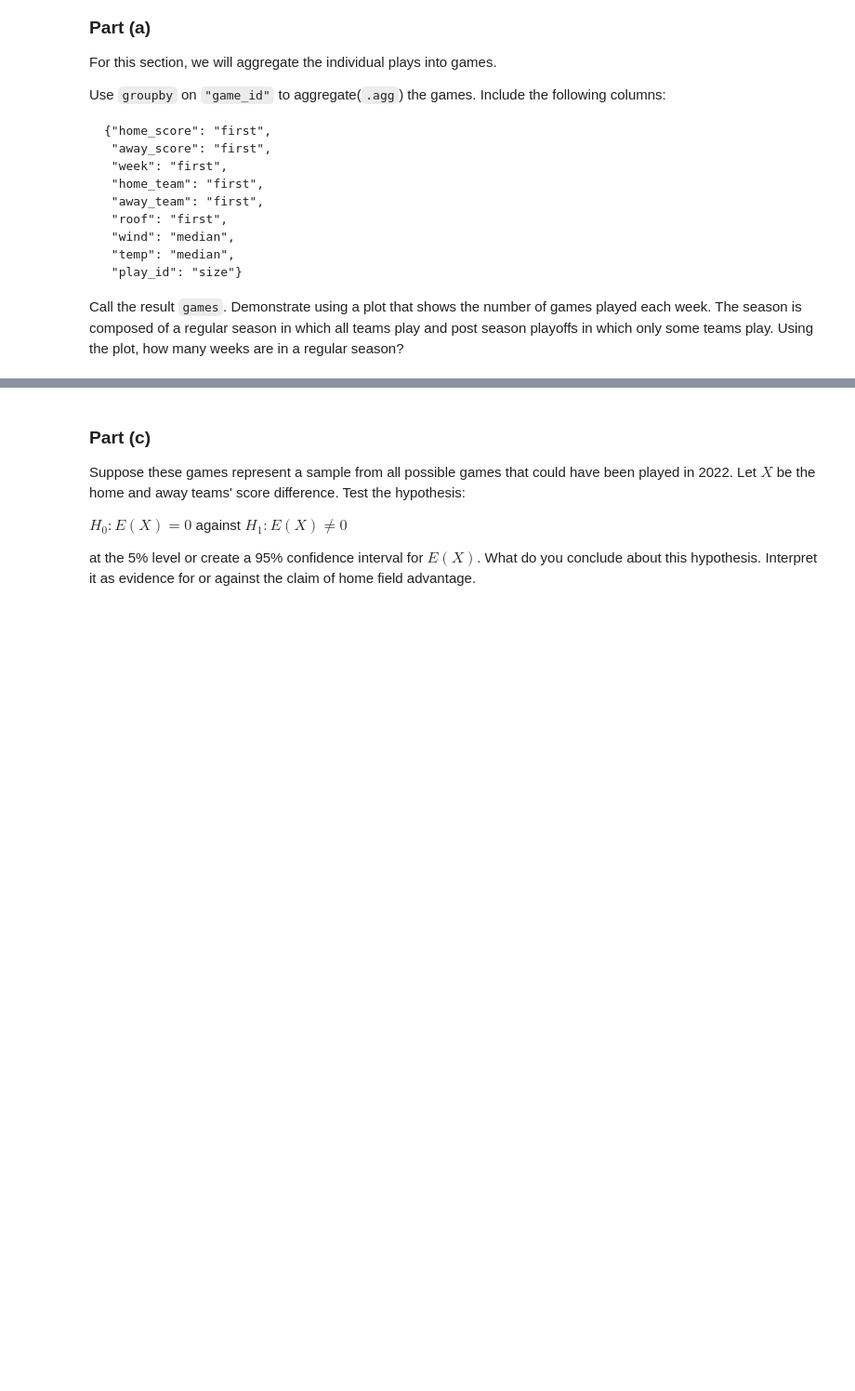
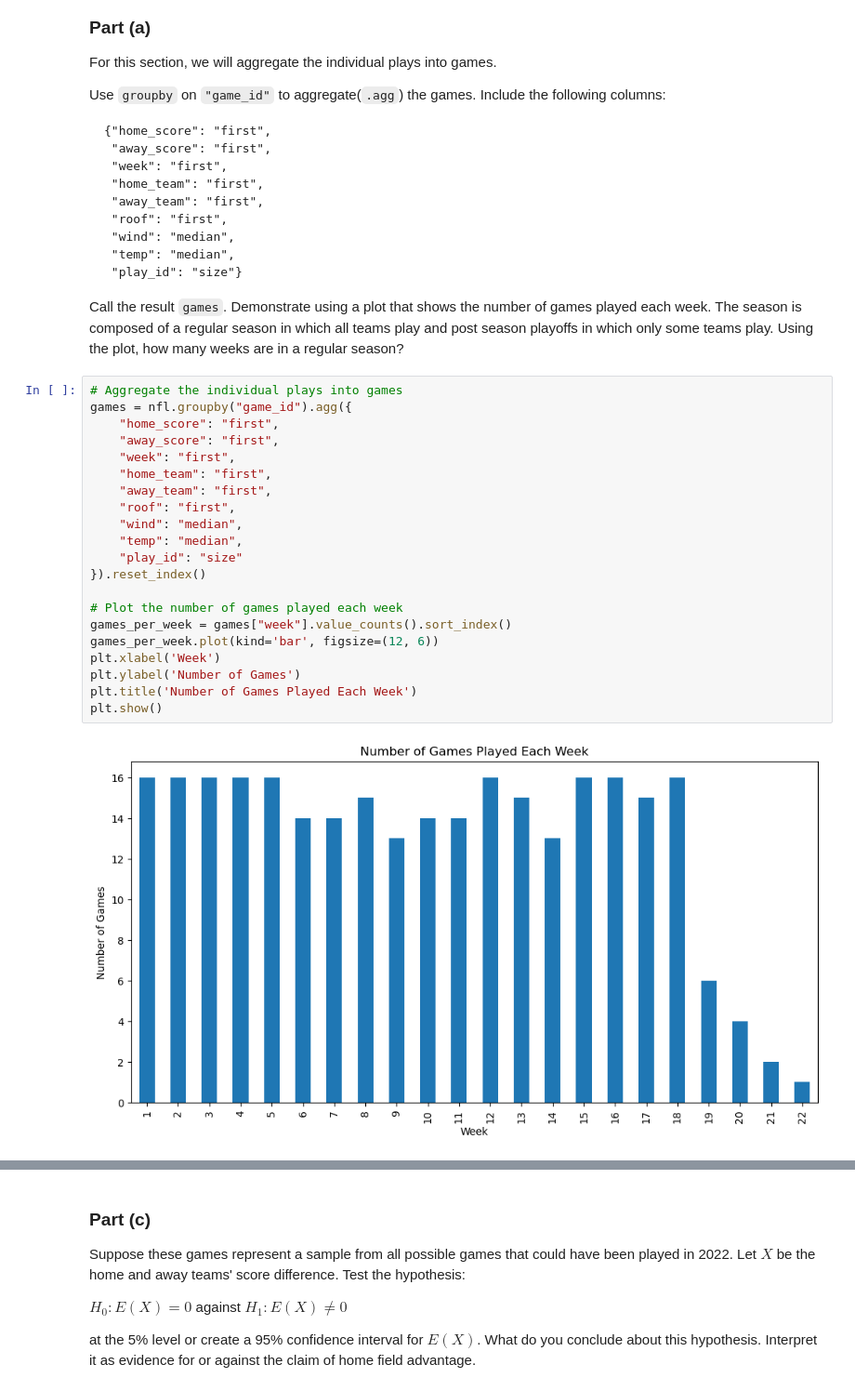
Before and after one commit to zhuol0129/homework-10-ZL, a Jupyter notebook: hw10.ipynb, the cells around one changed output, grey strips where cells are left out. Shown: that part at 93% size. Drawn from its saved outputs; the diff is of its cells as text; blank space fills up the shorter version.

````diff
--- a/hw10.ipynb
+++ b/hw10.ipynb
@@ -45,6 +61,29 @@ Use `groupby` on `"game_id"` to aggregate(`.agg`) the games. Include the followi
 ```
 
 Call the result `games`. Demonstrate using a plot that shows the number of games played each week. The season is composed of a regular season in which all teams play and post season playoffs in which only some teams play. Using the plot, how many weeks are in a regular season?
+# %%
+# Aggregate the individual plays into games
+games = nfl.groupby("game_id").agg({
+    "home_score": "first",
+    "away_score": "first",
+    "week": "first",
+    "home_team": "first",
+    "away_team": "first",
+    "roof": "first",
+    "wind": "median",
+    "temp": "median",
+    "play_id": "size"
+}).reset_index()
+
+# Plot the number of games played each week
+games_per_week = games["week"].value_counts().sort_index()
+games_per_week.plot(kind='bar', figsize=(12, 6))
+plt.xlabel('Week')
+plt.ylabel('Number of Games')
+plt.title('Number of Games Played Each Week')
+plt.show()
+# %% [output]
+[figure, added]
 # %% [markdown]
 
 
````
Also changed, not shown: parts of 23 cells of this notebook.
